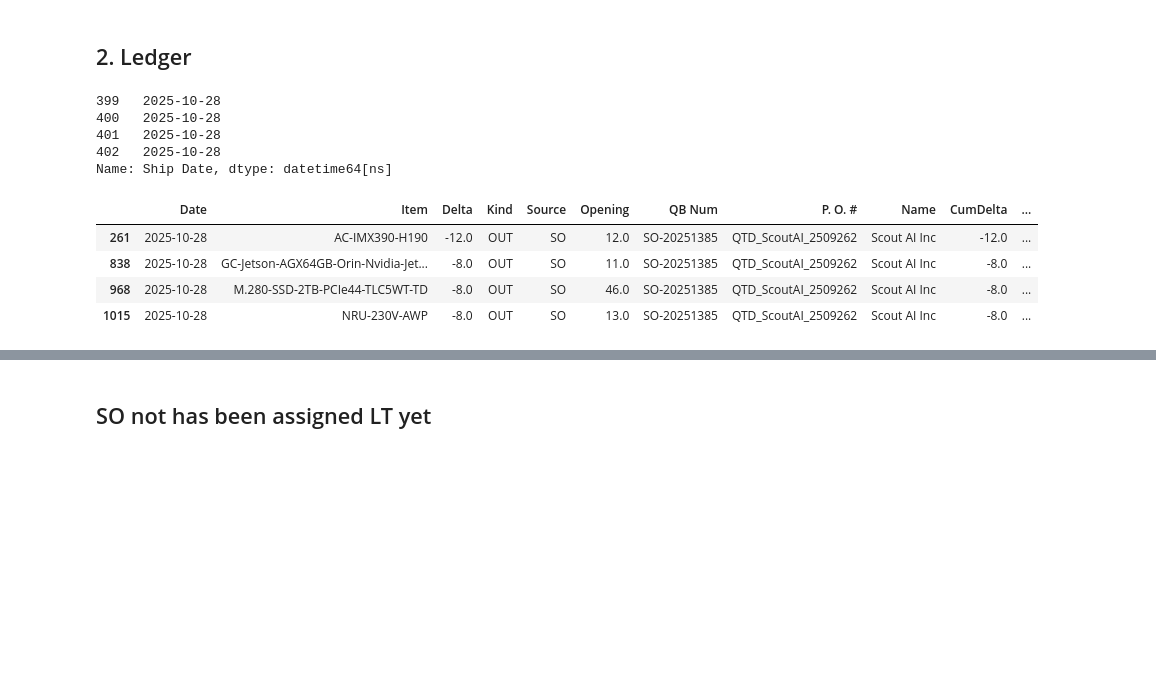
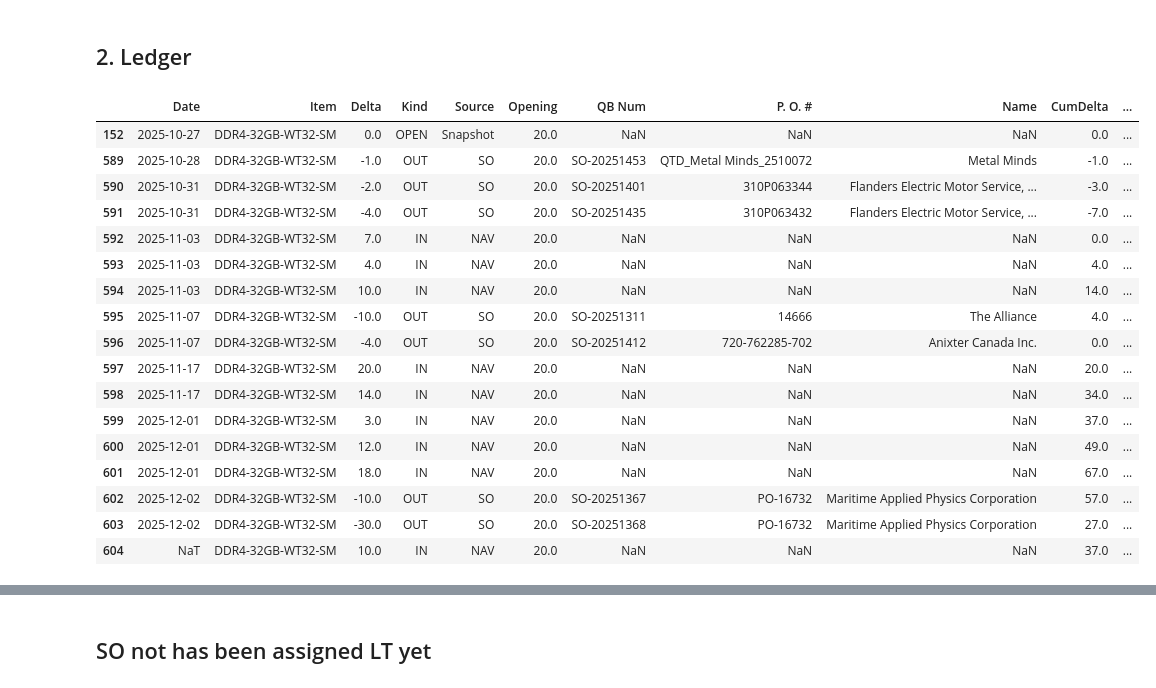
Before and after one commit to playoung2818/ERP_System, a Jupyter notebook: ERP_Dashboard.ipynb, the cells around one changed output, grey strips where cells are left out. Cells and saved outputs as stored; diff of their text form; code cells hidden in the pictures; blank space fills up the shorter version.

```diff
--- a/ERP_Dashboard.ipynb
+++ b/ERP_Dashboard.ipynb
@@ -415,11 +425,3 @@ NAV= pd.read_sql_table("NT Shipping Schedule", con=engine, schema="public")
 NAV_EXP = expand_nav_preinstalled(NAV)
 
 ledger, item_summary, violations = build_ledger(SO, NAV_EXP, prefer_wip=True)
-# %%
-SO_INV.loc[SO_INV['QB Num'] == 'SO-20251385']['Ship Date']
-# %% [output]
-399   2025-10-28
-400   2025-10-28
-401   2025-10-28
-402   2025-10-28
-Name: Ship Date, dtype: datetime64[ns]
@@ -426,11 +431,24 @@ Name: Ship Date, dtype: datetime64[ns]
 # %%
-ledger.loc[ledger['QB Num'] == 'SO-20251385']
+ledger.loc[ledger['Item'] == 'DDR4-32GB-WT32-SM']
 # %% [output]
 |  | Date | Item | Delta | Kind | Source | Opening | QB Num | P. O. # | Name | CumDelta | ... |
-| 261 | 2025-10-28 | AC-IMX390-H190 | -12.0 | OUT | SO | 12.0 | SO-20251385 | QTD_ScoutAI_2509262 | Scout AI Inc | -12.0 | ... |
-| 838 | 2025-10-28 | GC-Jetson-AGX64GB-Orin-Nvidia-Jet... | -8.0 | OUT | SO | 11.0 | SO-20251385 | QTD_ScoutAI_2509262 | Scout AI Inc | -8.0 | ... |
-| 968 | 2025-10-28 | M.280-SSD-2TB-PCIe44-TLC5WT-TD | -8.0 | OUT | SO | 46.0 | SO-20251385 | QTD_ScoutAI_2509262 | Scout AI Inc | -8.0 | ... |
-| 1015 | 2025-10-28 | NRU-230V-AWP | -8.0 | OUT | SO | 13.0 | SO-20251385 | QTD_ScoutAI_2509262 | Scout AI Inc | -8.0 | ... |
+| 152 | 2025-10-27 | DDR4-32GB-WT32-SM | 0.0 | OPEN | Snapshot | 20.0 | NaN | NaN | NaN | 0.0 | ... |
+| 589 | 2025-10-28 | DDR4-32GB-WT32-SM | -1.0 | OUT | SO | 20.0 | SO-20251453 | QTD_Metal Minds_2510072 | Metal Minds | -1.0 | ... |
+| 590 | 2025-10-31 | DDR4-32GB-WT32-SM | -2.0 | OUT | SO | 20.0 | SO-20251401 | 310P063344 | Flanders Electric Motor Service, ... | -3.0 | ... |
+| 591 | 2025-10-31 | DDR4-32GB-WT32-SM | -4.0 | OUT | SO | 20.0 | SO-20251435 | 310P063432 | Flanders Electric Motor Service, ... | -7.0 | ... |
+| 592 | 2025-11-03 | DDR4-32GB-WT32-SM | 7.0 | IN | NAV | 20.0 | NaN | NaN | NaN | 0.0 | ... |
+| 593 | 2025-11-03 | DDR4-32GB-WT32-SM | 4.0 | IN | NAV | 20.0 | NaN | NaN | NaN | 4.0 | ... |
+| 594 | 2025-11-03 | DDR4-32GB-WT32-SM | 10.0 | IN | NAV | 20.0 | NaN | NaN | NaN | 14.0 | ... |
+| 595 | 2025-11-07 | DDR4-32GB-WT32-SM | -10.0 | OUT | SO | 20.0 | SO-20251311 | 14666 | The Alliance | 4.0 | ... |
+| 596 | 2025-11-07 | DDR4-32GB-WT32-SM | -4.0 | OUT | SO | 20.0 | SO-20251412 | 720-762285-702 | Anixter Canada Inc. | 0.0 | ... |
+| 597 | 2025-11-17 | DDR4-32GB-WT32-SM | 20.0 | IN | NAV | 20.0 | NaN | NaN | NaN | 20.0 | ... |
+| 598 | 2025-11-17 | DDR4-32GB-WT32-SM | 14.0 | IN | NAV | 20.0 | NaN | NaN | NaN | 34.0 | ... |
+| 599 | 2025-12-01 | DDR4-32GB-WT32-SM | 3.0 | IN | NAV | 20.0 | NaN | NaN | NaN | 37.0 | ... |
+| 600 | 2025-12-01 | DDR4-32GB-WT32-SM | 12.0 | IN | NAV | 20.0 | NaN | NaN | NaN | 49.0 | ... |
+| 601 | 2025-12-01 | DDR4-32GB-WT32-SM | 18.0 | IN | NAV | 20.0 | NaN | NaN | NaN | 67.0 | ... |
+| 602 | 2025-12-02 | DDR4-32GB-WT32-SM | -10.0 | OUT | SO | 20.0 | SO-20251367 | PO-16732 | Maritime Applied Physics Corporation | 57.0 | ... |
+| 603 | 2025-12-02 | DDR4-32GB-WT32-SM | -30.0 | OUT | SO | 20.0 | SO-20251368 | PO-16732 | Maritime Applied Physics Corporation | 27.0 | ... |
+| 604 | NaT | DDR4-32GB-WT32-SM | 10.0 | IN | NAV | 20.0 | NaN | NaN | NaN | 37.0 | ... |
 # %%
 violations
 # %% [output]
```
Also changed, not shown: parts of 4 cells of this notebook, 4 other files.
